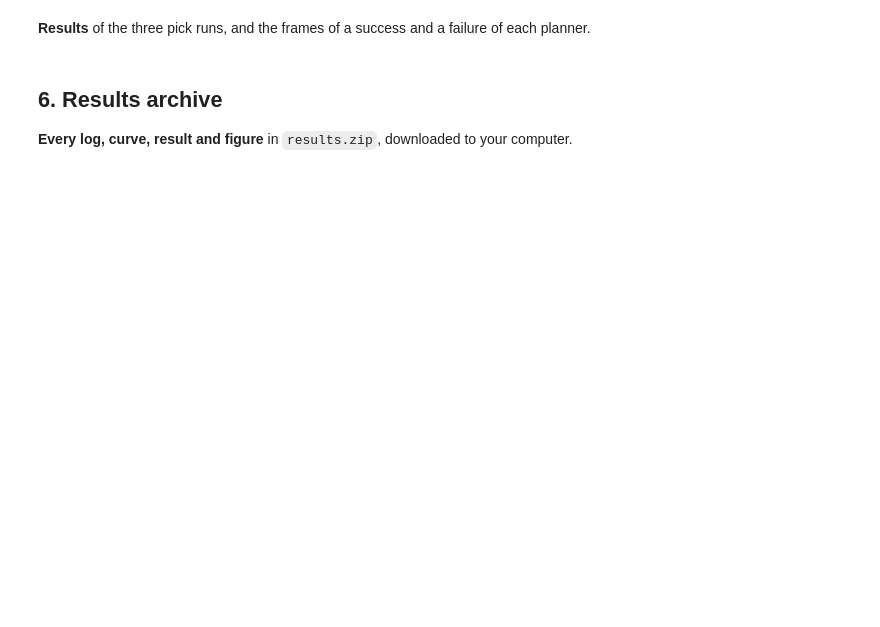
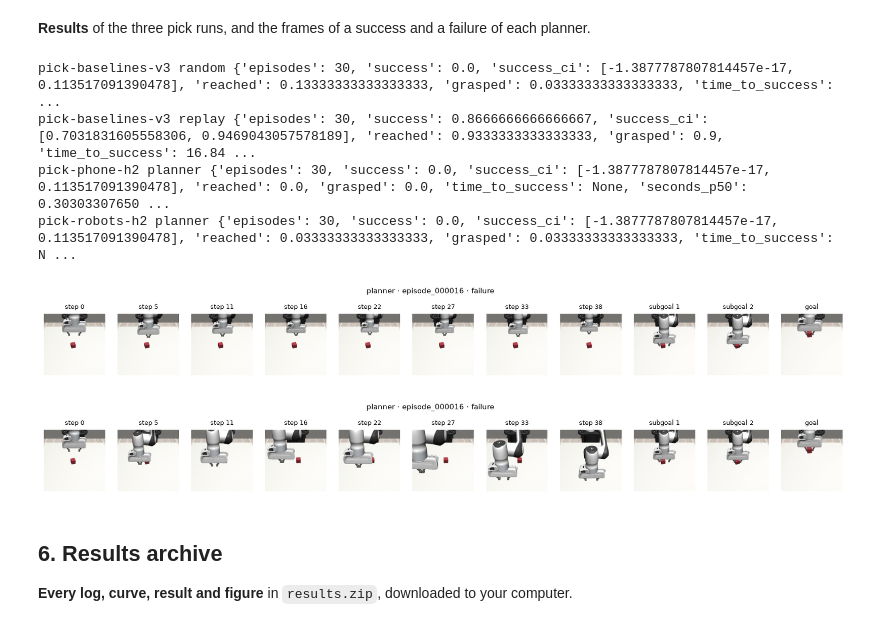
Before and after one commit to batgr/human-to-robot, a Jupyter notebook: lift.ipynb, the cells around one changed output. Saved outputs shown, nothing was run; the diff lists cells and outputs as text; code cells hidden in the pictures; blank space fills up the shorter version.

```diff
--- a/lift.ipynb
+++ b/lift.ipynb
@@ -166,13 +296,20 @@ for wm in ["phone", "robots"]:
 # %% [markdown]
 **Results** of the three pick runs, and the frames of a success and a failure of each planner.
 # %%
-for run in ["pick-baselines", f"pick-phone{RUN}", f"pick-robots{RUN}"]:
+for run in ["pick-baselines-v3", f"pick-phone{RUN}", f"pick-robots{RUN}"]:
     for policy, result in json.load(open(f"outputs/{run}/results.json"))["summary"].items():
         print(run, policy, result)
 for wm in ["phone", "robots"]:
     for kind in ["success", "failure"]:
         if os.path.exists(f"outputs/pick-{wm}{RUN}/episode_{kind}.png"):
             display(Image(f"outputs/pick-{wm}{RUN}/episode_{kind}.png", width=900))
+# %% [output]
+pick-baselines-v3 random {'episodes': 30, 'success': 0.0, 'success_ci': [-1.3877787807814457e-17, 0.113517091390478], 'reached': 0.13333333333333333, 'grasped': 0.03333333333333333, 'time_to_success': ...
+pick-baselines-v3 replay {'episodes': 30, 'success': 0.8666666666666667, 'success_ci': [0.7031831605558306, 0.9469043057578189], 'reached': 0.9333333333333333, 'grasped': 0.9, 'time_to_success': 16.84 ...
+pick-phone-h2 planner {'episodes': 30, 'success': 0.0, 'success_ci': [-1.3877787807814457e-17, 0.113517091390478], 'reached': 0.0, 'grasped': 0.0, 'time_to_success': None, 'seconds_p50': 0.30303307650 ...
+pick-robots-h2 planner {'episodes': 30, 'success': 0.0, 'success_ci': [-1.3877787807814457e-17, 0.113517091390478], 'reached': 0.03333333333333333, 'grasped': 0.03333333333333333, 'time_to_success': N ...
+[figure, added]
+[figure, added]
 # %% [markdown]
 ## 6. Results archive
 
```
Also changed, not shown: parts of 17 cells of this notebook, 1 other file.
